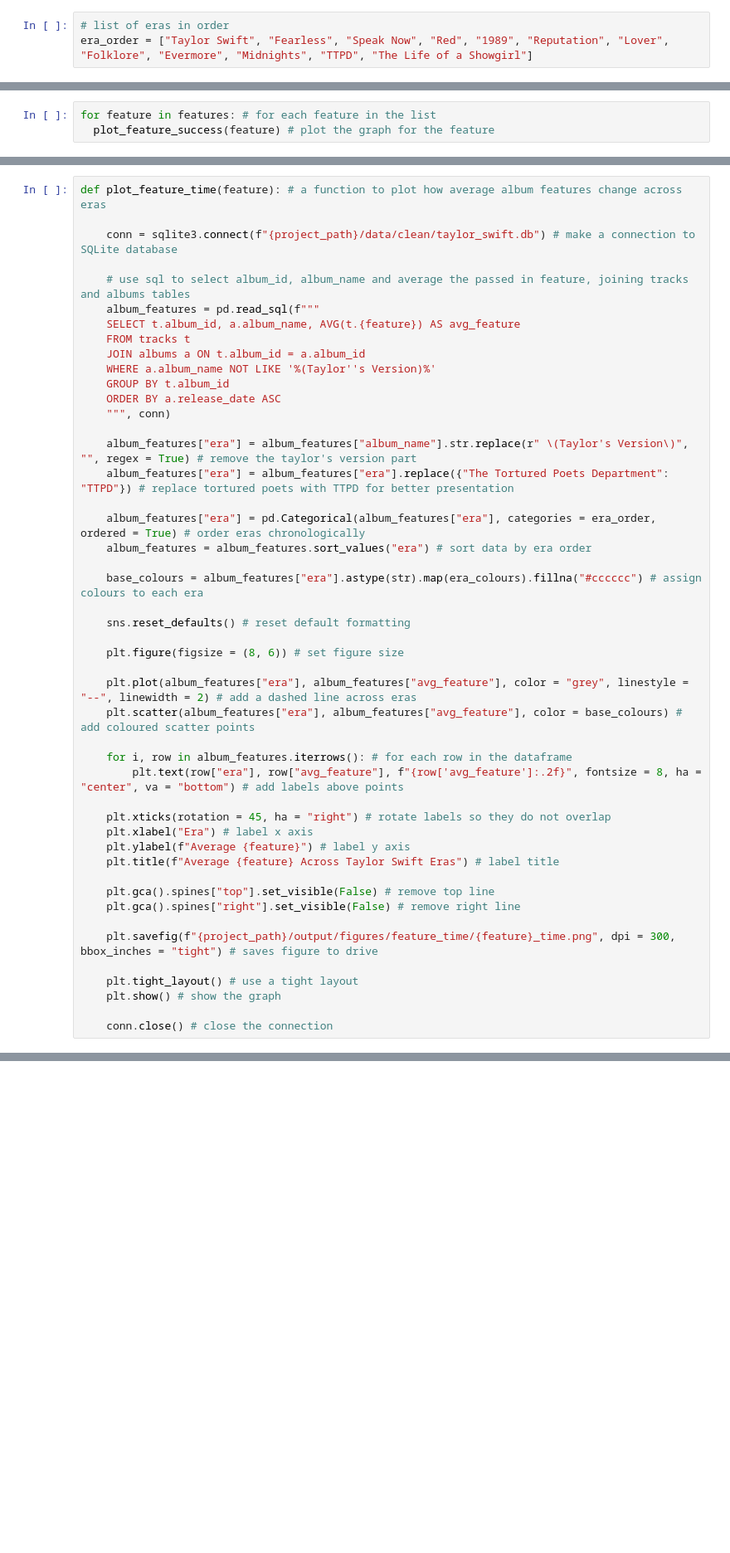
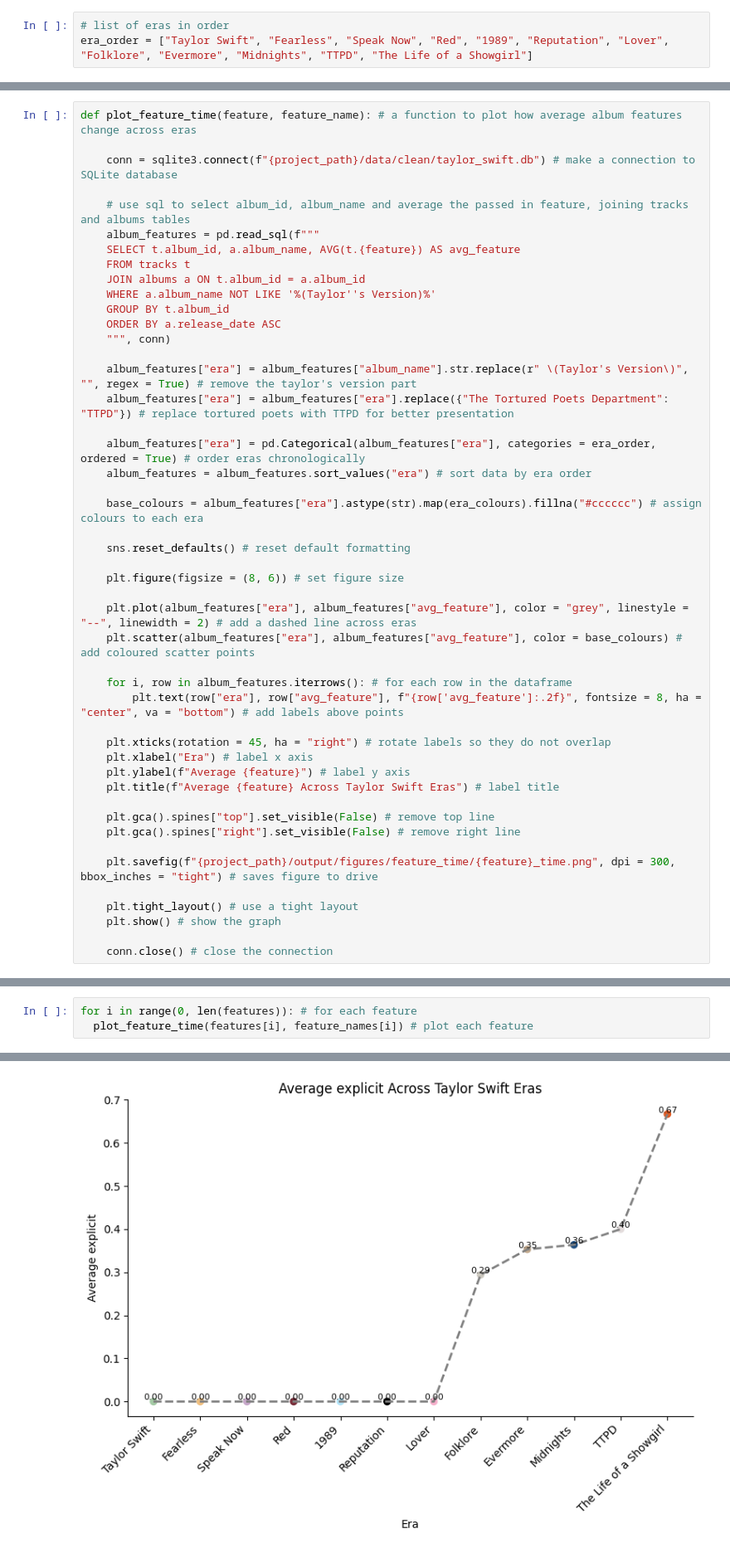
Before and after one commit to haskinse/bee2041_empirical_project, a Jupyter notebook: source_code/04_analysis.ipynb, the cells around one changed output, grey strips where cells are left out. Shown at 83% size. Cells and saved outputs as stored; diff of their text form; blank space fills up the shorter version.

```diff
--- a/source_code/04_analysis.ipynb
+++ b/source_code/04_analysis.ipynb
@@ -236,3 +236,0 @@ features = ["tempo", "energy", "danceability", "duration_min", "valence", "acous
-# %%
-for feature in features: # for each feature in the list
-  plot_feature_success(feature) # plot the graph for the feature
@@ -250,5 +252,5 @@ for feature in features: # for each feature in the list
 # %%
-def plot_feature_time(feature): # a function to plot how average album features change across eras
+def plot_feature_time(feature, feature_name): # a function to plot how average album features change across eras
 
     conn = sqlite3.connect(f"{project_path}/data/clean/taylor_swift.db") # make a connection to SQLite database
 
@@ -310,0 +299,4 @@ for feature in features: # for each feature in the list
+# %%
+for i in range(0, len(features)): # for each feature
+  plot_feature_time(features[i], feature_names[i]) # plot each feature
+# %% [output]
@@ -311,3 +313,4 @@ for feature in features: # for each feature in the list
+[figure, added]
 # %%
 conn = sqlite3.connect(f"{project_path}/data/clean/taylor_swift.db") # make a connection to SQLite database
 
```
Also changed, not shown: parts of 6 cells of this notebook.
